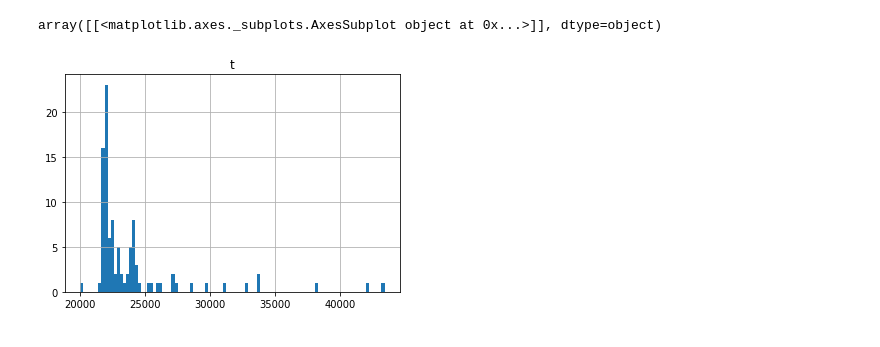
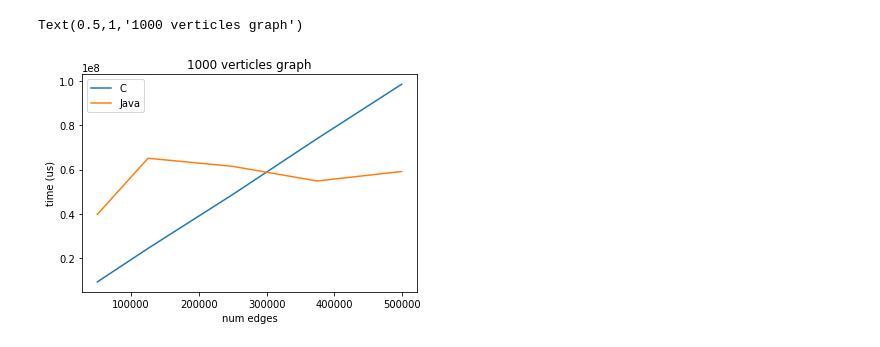
Before and after one commit to rzaluska/gis-dijkstra-c-vs-java, a Jupyter notebook: gis.ipynb, the cells around one changed output. Cells and saved outputs as stored; diff of their text form; code cells hidden in the pictures.

Commit message:
Results

```diff
--- a/gis.ipynb
+++ b/gis.ipynb
@@ -4,2 +4,3 @@ import matplotlib as plt
 # %%
-df = pd.read_csv('results_java.txt')
+cresults = pd.read_csv('results_c.txt')
+javaresults = pd.read_csv('results_java.txt')
@@ -16,5 +6,0 @@ array([[<matplotlib.axes._subplots.AxesSubplot object at 0x...>]], dtype=object)
-# %%
-df[(df['s'] == 2) & (df['v'] == 1000) & (df['e'] == 10)][['t']].hist(bins=100)
-# %% [output]
-array([[<matplotlib.axes._subplots.AxesSubplot object at 0x...>]], dtype=object)
-[figure, removed]
@@ -20,0 +9,10 @@ array([[<matplotlib.axes._subplots.AxesSubplot object at 0x...>]], dtype=object)
+# %%
+ax =cresults[(cresults.s == 2) & (cresults.v == 1000)].groupby(['e']).mean()[['t']].plot()
+javaresults[(javaresults.s == 2) & (javaresults.v == 1000)].groupby(['e']).mean()[['t']].plot(ax=ax)
+ax.legend(["C", "Java"])
+ax.set_ylabel("time (us)")
+ax.set_xlabel("num edges")
+ax.set_title("1000 verticles graph")
+# %% [output]
+Text(0.5,1,'1000 verticles graph')
+[figure, added]
```
Also changed, not shown: parts of 8 cells of this notebook, 2 other files.
